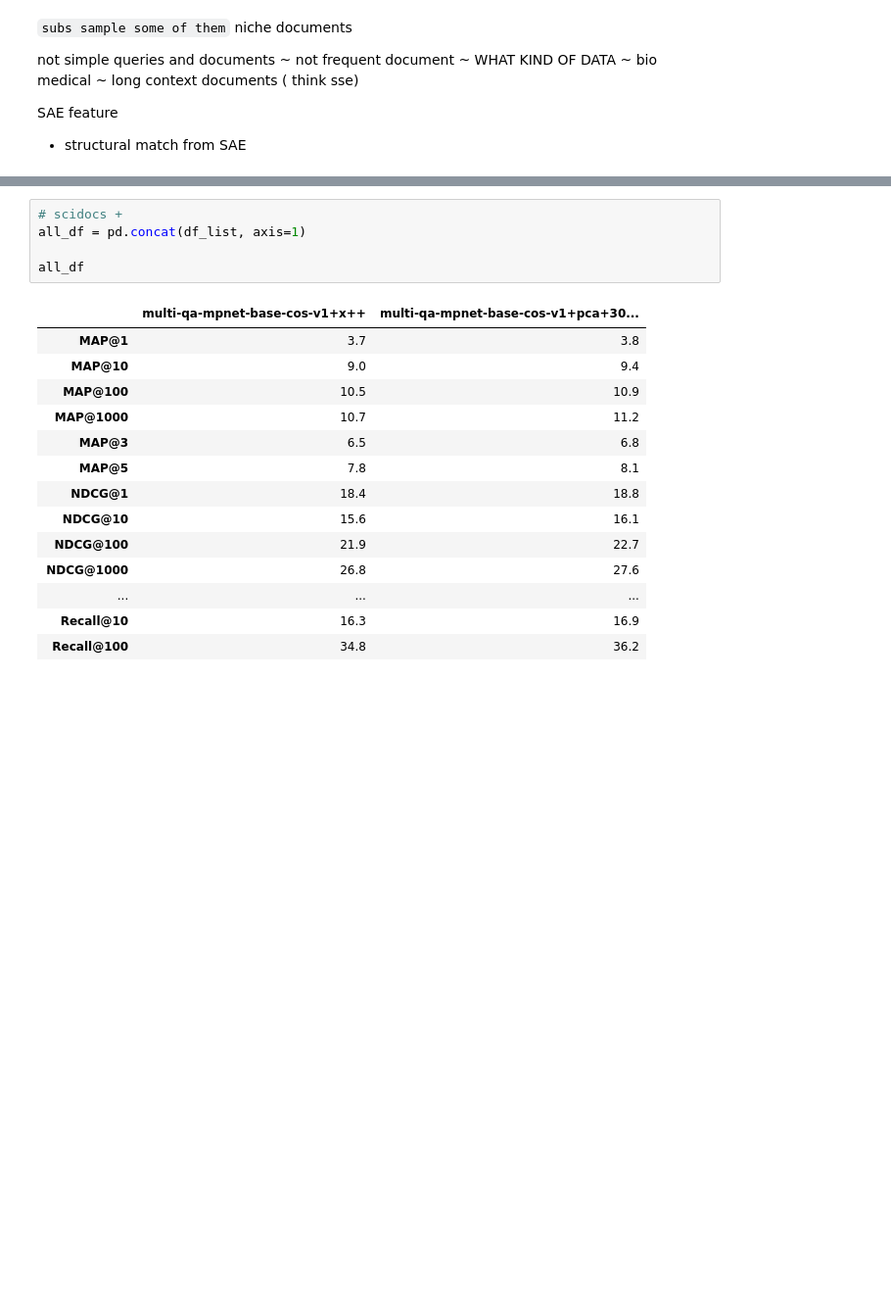
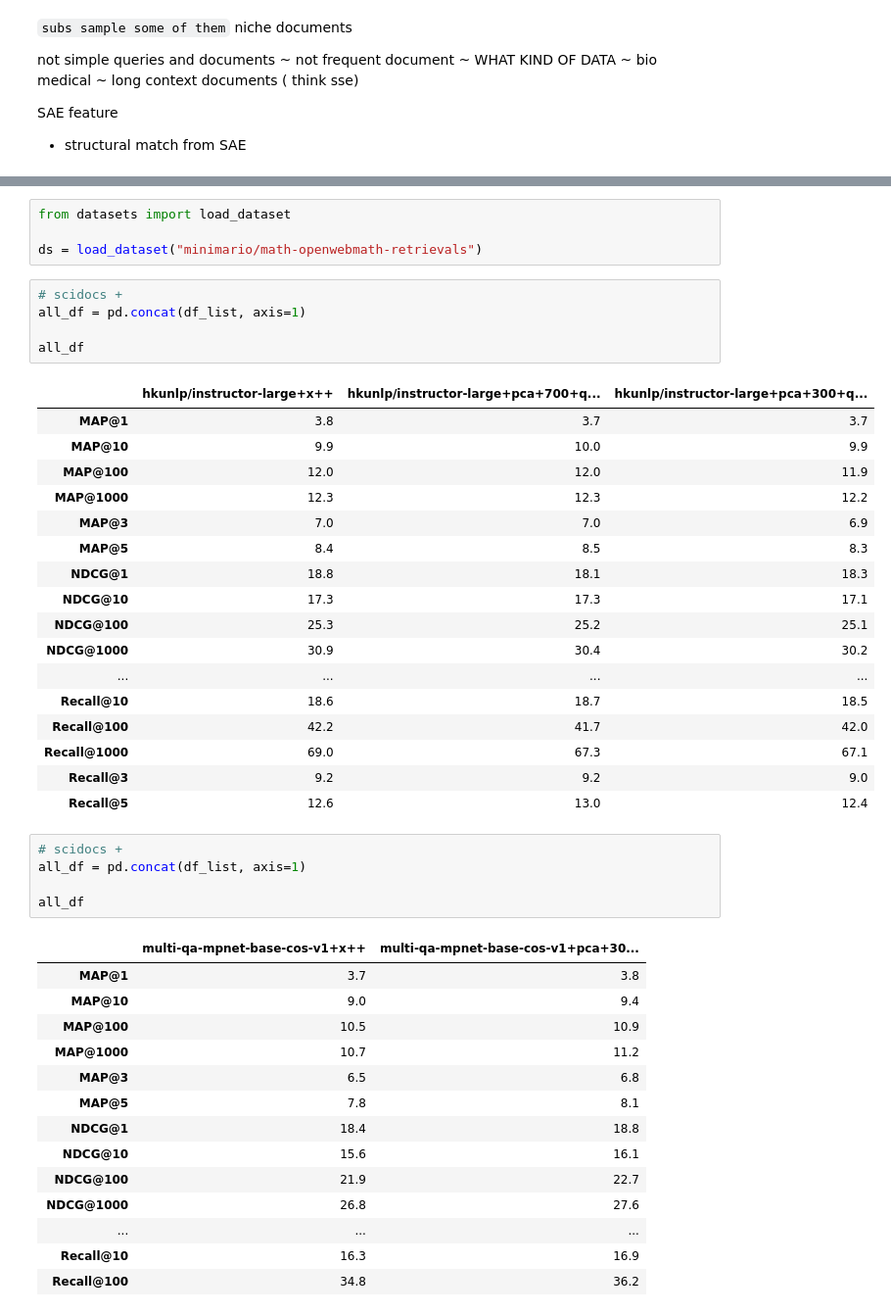
Before and after one commit to LittleDijkstraZ/Analogical_Retrieval, a Jupyter notebook: retrofitting_embeddings.ipynb, the cells around one changed output, grey strips where cells are left out. Shown at 98% size. Cells and saved outputs as stored; diff of their text form; blank space fills up the shorter version.

```diff
--- a/retrofitting_embeddings.ipynb
+++ b/retrofitting_embeddings.ipynb
@@ -159,3 +182,30 @@ SAE feature
+# %%
+from datasets import load_dataset
+
+ds = load_dataset("minimario/math-openwebmath-retrievals")
+# %%
+# scidocs +
+all_df = pd.concat(df_list, axis=1)
+
+all_df
+# %% [output]
+|  | hkunlp/instructor-large+x++ | hkunlp/instructor-large+pca+700+q... | hkunlp/instructor-large+pca+300+q... |
+| MAP@1 | 3.8 | 3.7 | 3.7 |
+| MAP@10 | 9.9 | 10.0 | 9.9 |
+| MAP@100 | 12.0 | 12.0 | 11.9 |
+| MAP@1000 | 12.3 | 12.3 | 12.2 |
+| MAP@3 | 7.0 | 7.0 | 6.9 |
+| MAP@5 | 8.4 | 8.5 | 8.3 |
+| NDCG@1 | 18.8 | 18.1 | 18.3 |
+| NDCG@10 | 17.3 | 17.3 | 17.1 |
+| NDCG@100 | 25.3 | 25.2 | 25.1 |
+| NDCG@1000 | 30.9 | 30.4 | 30.2 |
+| ... | ... | ... | ... |
+| Recall@10 | 18.6 | 18.7 | 18.5 |
+| Recall@100 | 42.2 | 41.7 | 42.0 |
+| Recall@1000 | 69.0 | 67.3 | 67.1 |
+| Recall@3 | 9.2 | 9.2 | 9.0 |
+| Recall@5 | 12.6 | 13.0 | 12.4 |
 # %%
 # scidocs +
 all_df = pd.concat(df_list, axis=1)
```
Also changed, not shown: parts of 2 cells of this notebook.
